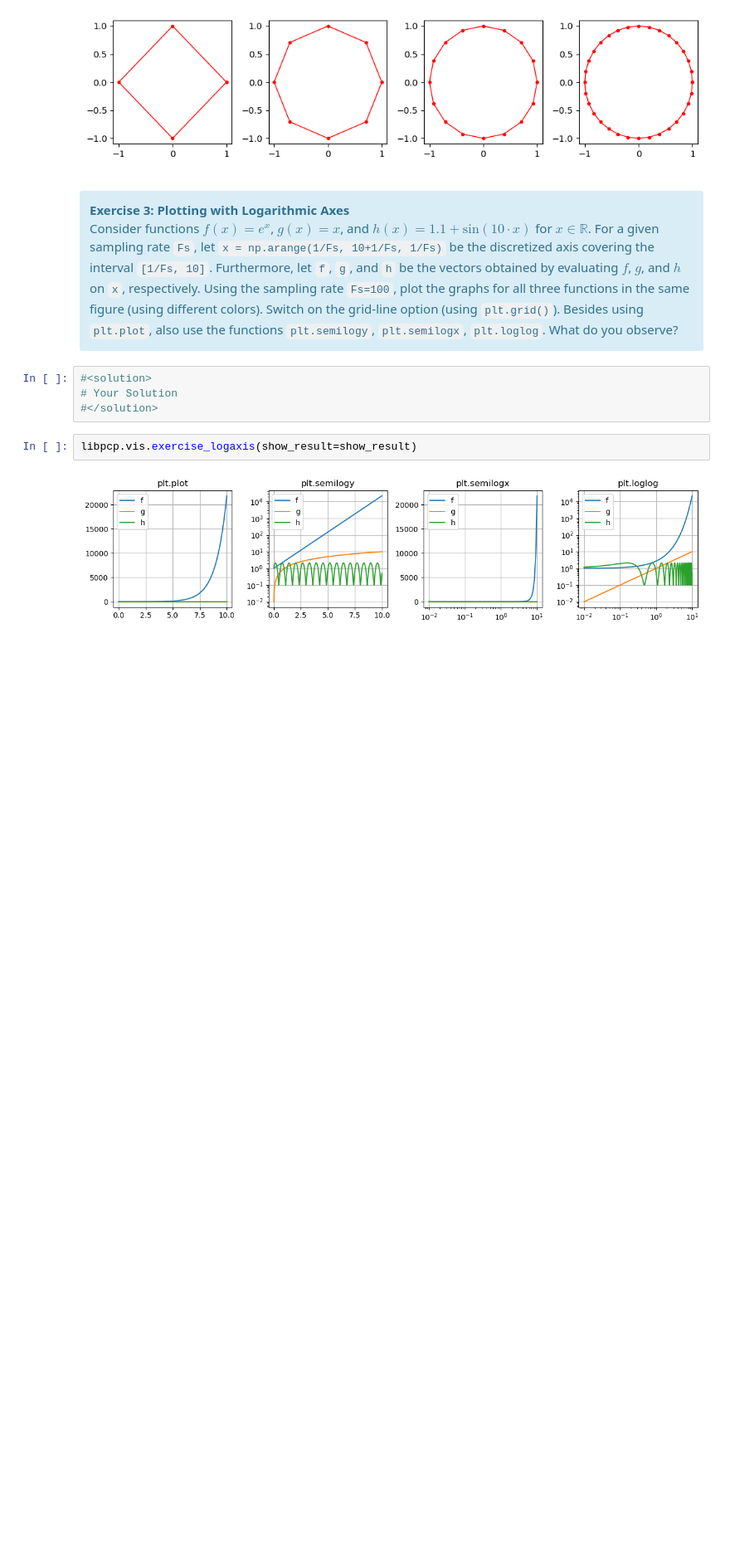
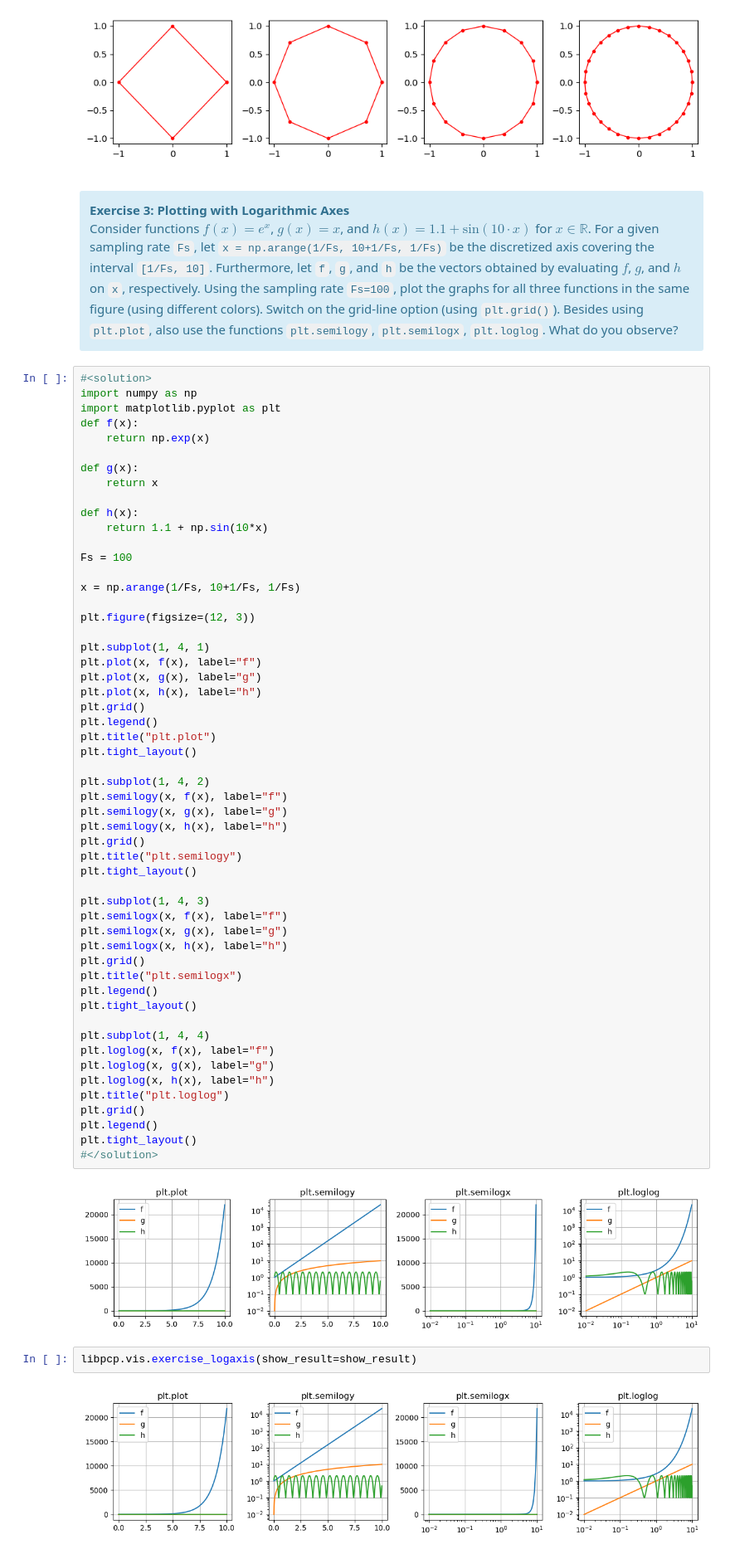
Before and after one commit to jasonvla/PCP, a Jupyter notebook: PCP_05_vis.ipynb, the cells around one changed output. Shown at 83% size. Cells and saved outputs as stored; diff of their text form; blank space fills up the shorter version.

```diff
--- a/PCP_05_vis.ipynb
+++ b/PCP_05_vis.ipynb
@@ -342,10 +342,62 @@ libpcp.vis.exercise_circle(show_result=show_result)
 <strong>Exercise 3: Plotting with Logarithmic Axes</strong><br>
 Consider functions $f(x) = e^x$, $g(x) = x$, and $h(x)=1.1 + \mathrm{sin}(10\cdot x)$ for $x\in\mathbb{R}$. For a given sampling rate <code>Fs</code>, let  <code>x = np.arange(1/Fs, 10+1/Fs, 1/Fs)</code> be the discretized axis covering the interval <code>[1/Fs, 10]</code>. Furthermore, let <code>f</code>, <code>g</code>, and <code>h</code> be the vectors obtained by evaluating $f$, $g$, and $h$ on <code>x</code>, respectively. Using the sampling rate <code>Fs=100</code>, plot the graphs for all three functions in the same figure (using different colors). Switch on the grid-line option (using <code>plt.grid()</code>). Besides using <code>plt.plot</code>, also use the functions <code>plt.semilogy</code>, <code>plt.semilogx</code>, <code>plt.loglog</code>. What do you observe?
 </div>
-# %%
-#<solution>
-# Your Solution
-#</solution>
+# %%
+#<solution>
+import numpy as np
+import matplotlib.pyplot as plt
+def f(x):
+    return np.exp(x)
+
+def g(x):
+    return x
+
+def h(x):
+    return 1.1 + np.sin(10*x)
+
+Fs = 100
+
+x = np.arange(1/Fs, 10+1/Fs, 1/Fs)
+
+plt.figure(figsize=(12, 3))
+
+plt.subplot(1, 4, 1)
+plt.plot(x, f(x), label="f")
+plt.plot(x, g(x), label="g")
+plt.plot(x, h(x), label="h")
+plt.grid()
+plt.legend()
+plt.title("plt.plot")
+plt.tight_layout()
+
+plt.subplot(1, 4, 2)
+plt.semilogy(x, f(x), label="f")
+plt.semilogy(x, g(x), label="g")
+plt.semilogy(x, h(x), label="h")
+plt.grid()
+plt.title("plt.semilogy")
+plt.tight_layout()
+
+plt.subplot(1, 4, 3)
+plt.semilogx(x, f(x), label="f")
+plt.semilogx(x, g(x), label="g")
+plt.semilogx(x, h(x), label="h")
+plt.grid()
+plt.title("plt.semilogx")
+plt.legend()
+plt.tight_layout()
+
+plt.subplot(1, 4, 4)
+plt.loglog(x, f(x), label="f")
+plt.loglog(x, g(x), label="g")
+plt.loglog(x, h(x), label="h")
+plt.title("plt.loglog")
+plt.grid()
+plt.legend()
+plt.tight_layout()
+#</solution>
+# %% [output]
+[figure, added]
 # %%
 libpcp.vis.exercise_logaxis(show_result=show_result)
 # %% [output]
```
Also changed, not shown: parts of 4 cells of this notebook, 4 other files.
